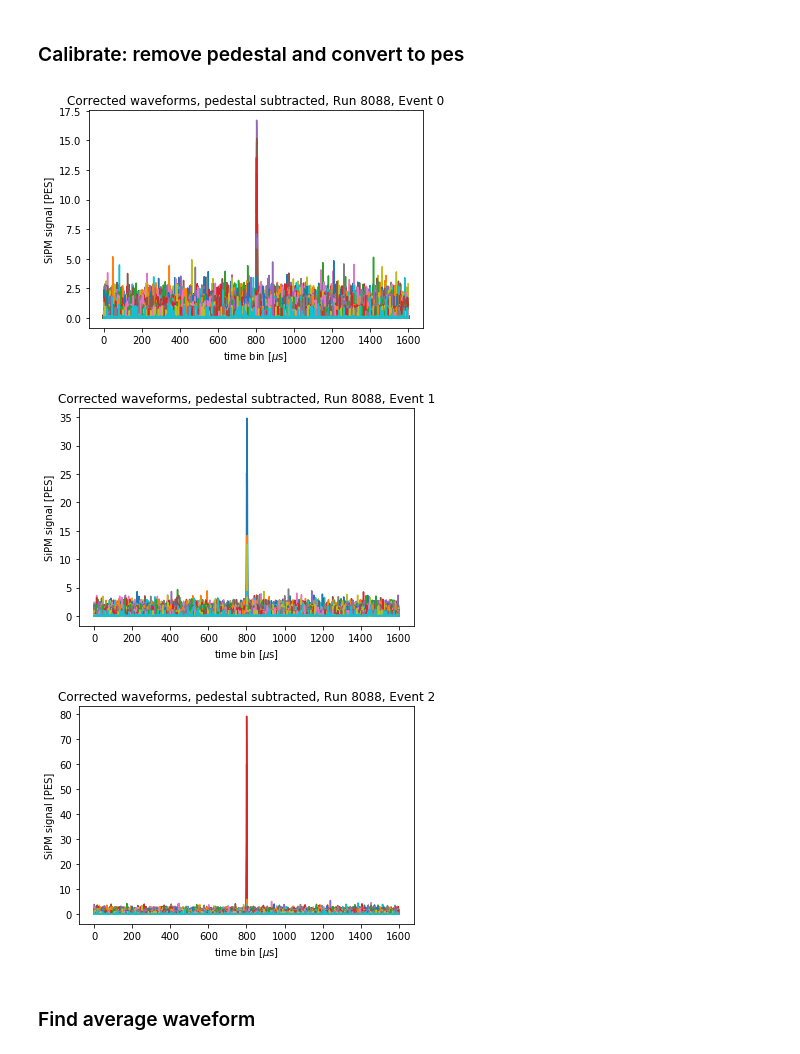
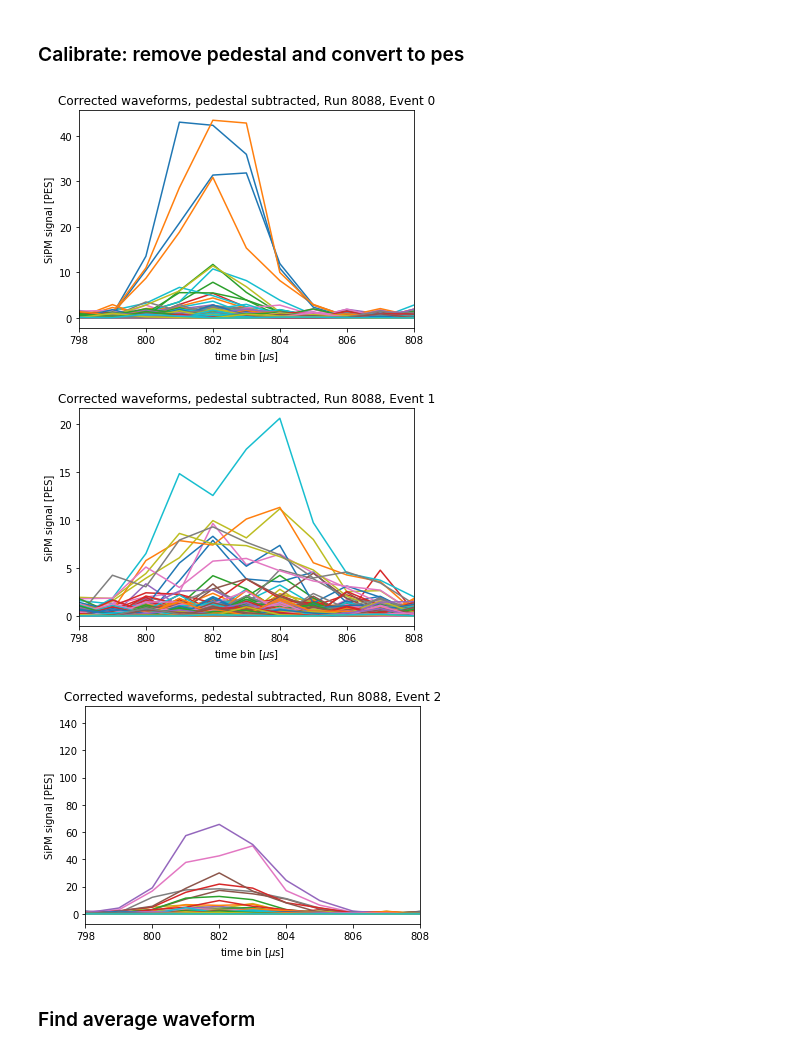
Before and after one commit to tcontrer/nz_analysis, a Jupyter notebook: notebooks/nz_analysis.ipynb, the cells around one changed output. Cells and saved outputs as stored; diff of their text form; code cells hidden in the pictures.

```diff
--- a/notebooks/nz_analysis.ipynb
+++ b/notebooks/nz_analysis.ipynb
@@ -16,10 +18,10 @@ import matplotlib.pyplot as plt
 num_files = 3
 run_number = 8088
 num_plots = 3
-data_dir = '../../data/trigger1/'+str(run_number)+'/'
+data_dir = '../../data/trigger1/'+str(run_number)+'/waveforms/'
 file_start = 'run_'+str(run_number)+'_000'
 file_end = '_trigger1_waveforms.h5'
-files = [data_dir+file_start+str(i+1)+file_end for i in range(0,num_files)]
+files = glob.glob(data_dir+'*.h5') #[data_dir+file_start+str(i+1)+file_end for i in range(0,num_files)]
 # %% [markdown]
 ### Print File Format
 # %%
@@ -168,19 +175,19 @@ calibrated_sipms = np.delete(calibrated_sipms, worst_sipms, axis=1)
 # %%
 # Plotting a few waveforms, pedestal subtracted, calibrated
 for event in range(0,num_plots):
     for sipm in range(len(calibrated_sipms[event])):
         plt.plot(calibrated_sipms[event][sipm])
     #plt.ylim(-.2,.2)
     plt.xlabel(r'time bin [$\mu$s]')
     plt.ylabel('SiPM signal [PES]')
     plt.title('Corrected waveforms, pedestal subtracted, Run '+str(run_number)+', Event '+str(event))
-    #plt.xlim(780,825)
+    plt.xlim(798,808)
     #plt.ylim(60000,100000)
     plt.show()
 # %% [output]
-[figure, old version]
+[figure, new version]
-[figure, old version]
+[figure, new version]
-[figure, old version]
+[figure, new version]
 # %% [markdown]
 ### Find average waveform
 # %%
```
Also changed, not shown: parts of 88 cells of this notebook, 9 other files.
